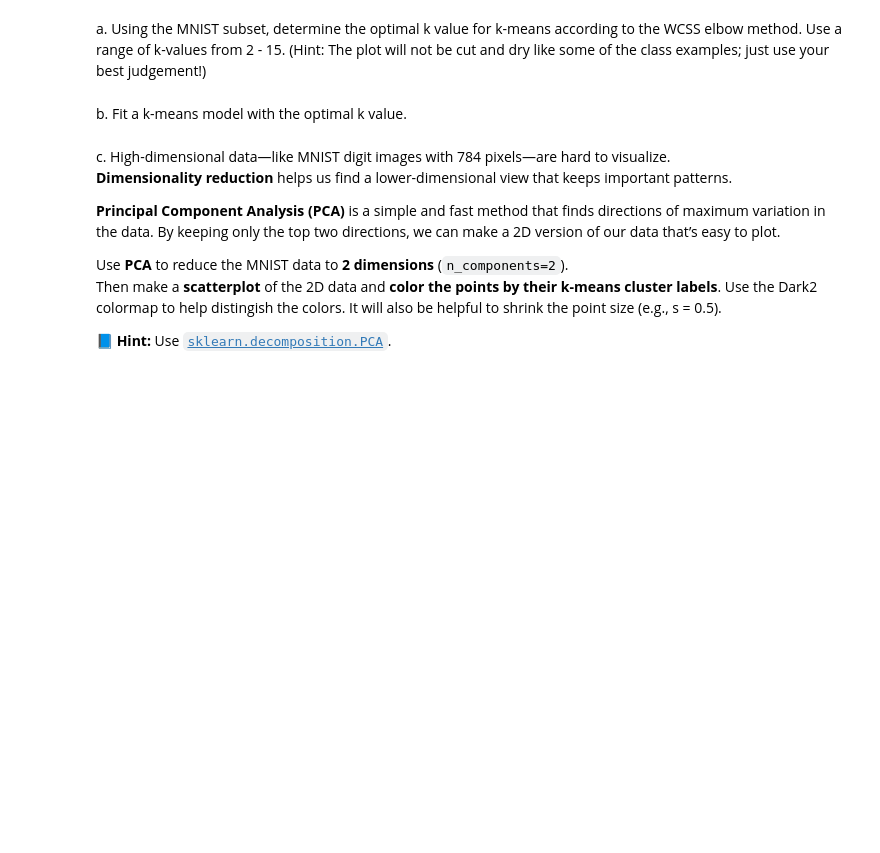
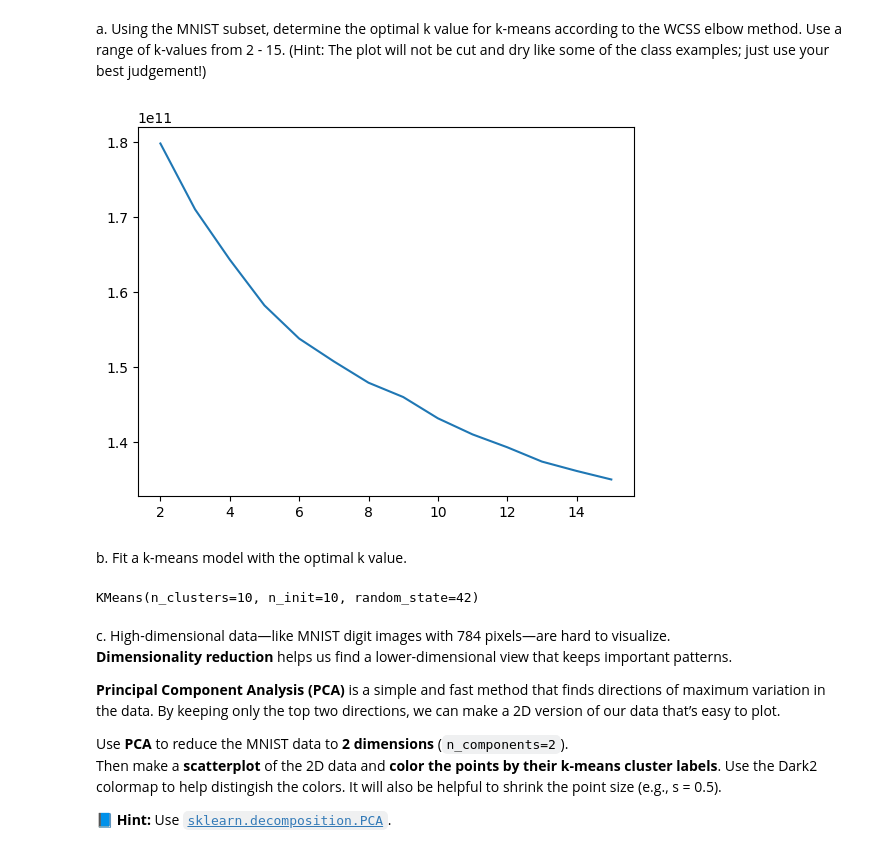
Before and after one commit to dsynderg/CS-180-assignments, a Jupyter notebook: 08_clustering.ipynb, the cells around one changed output. Saved outputs shown, nothing was run; the diff lists cells and outputs as text; code cells hidden in the pictures; blank space fills up the shorter version.

```diff
--- a/08_clustering.ipynb
+++ b/08_clustering.ipynb
@@ -76,9 +83,27 @@ b. Get a random sample of 10% of the data. The full dataset may take a while to
+# %%
+X_train, X_test, y_train, y_test = train_test_split(X, y, test_size=0.9, random_state=42)
 # %% [markdown]
 ### 2. Fitting k-Means
 # %% [markdown]
 a. Using the MNIST subset, determine the optimal k value for k-means according to the WCSS elbow method. Use a range of k-values from 2 - 15. (Hint: The plot will not be cut and dry like some of the class examples; just use your best judgement!)
+# %%
+wcss = []
+for i in range(2,16):
+  kmeans = KMeans(n_clusters=i, random_state=42)
+  kmeans.fit(X_train)
+  wcss.append(kmeans.inertia_)
+# %%
+plt.plot(range(2,16),wcss)
+plt.show()
+# %% [output]
+[figure, added]
 # %% [markdown]
 b. Fit a k-means model with the optimal k value.
+# %%
+kmeans = KMeans(n_clusters=10, random_state=42,n_init=10)
+kmeans.fit(X_train)
+# %% [output]
+KMeans(n_clusters=10, n_init=10, random_state=42)
 # %% [markdown]
 c. High-dimensional data—like MNIST digit images with 784 pixels—are hard to visualize.
 **Dimensionality reduction** helps us find a lower-dimensional view that keeps important patterns.
```
Also changed, not shown: parts of 21 cells of this notebook.
